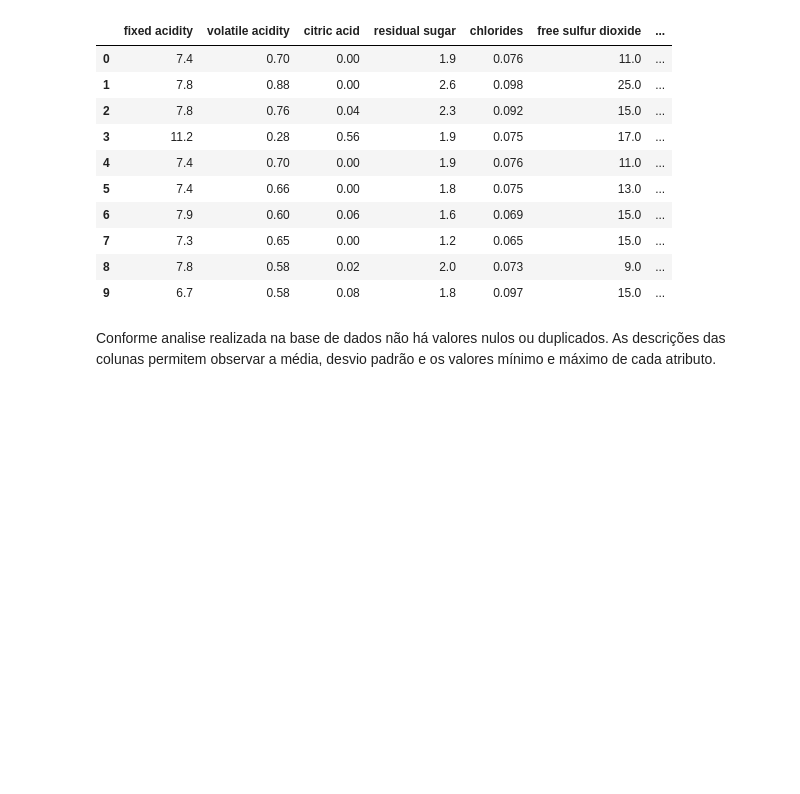
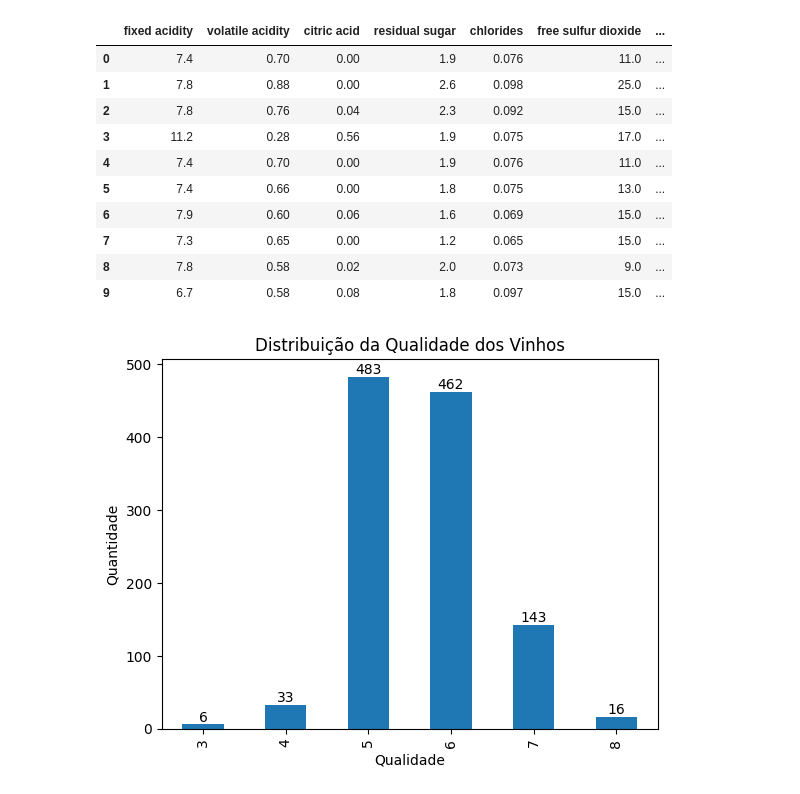
Before and after one commit to camilaalmeiida/wine-quality-classification, a Jupyter notebook: notebooks/wine_quality_analysis.ipynb, the cells around one changed output. Cells and saved outputs as stored; diff of their text form; code cells hidden in the pictures; blank space fills up the shorter version.

```diff
--- a/notebooks/wine_quality_analysis.ipynb
+++ b/notebooks/wine_quality_analysis.ipynb
@@ -155,9 +155,8 @@ df.duplicated().sum()
 np.int64(0)
 # %%
 # Variável de qualidade em classificação
-df["quality"].apply(
-    lambda x: "Ótimo" if x >= 7 else "Não Ótimo"
-)
+df["Classificacao Qualidade"] = "baixa/média qualidade"
+df.loc[df["quality"] >= 7, "Classificacao Qualidade"] = "alta qualidade"
 df.head(10)
 # %% [output]
 |  | fixed acidity | volatile acidity | citric acid | residual sugar | chlorides | free sulfur dioxide | ... |
@@ -171,5 +170,18 @@ df.head(10)
 | 7 | 7.3 | 0.65 | 0.00 | 1.2 | 0.065 | 15.0 | ... |
 | 8 | 7.8 | 0.58 | 0.02 | 2.0 | 0.073 | 9.0 | ... |
 | 9 | 6.7 | 0.58 | 0.08 | 1.8 | 0.097 | 15.0 | ... |
-# %% [markdown]
-Conforme analise realizada na base de dados não há valores nulos ou duplicados. As descrições das colunas permitem observar a média, desvio padrão e os valores mínimo e máximo de cada atributo.
+# %%
+# Analisando a quantidade de vinhos e suas respectivas notas
+contagem = df["quality"].value_counts().sort_index()
+ax = contagem.plot(kind="bar")
+plt.title("Distribuição da Qualidade dos Vinhos")
+plt.xlabel("Qualidade")
+plt.ylabel("Quantidade")
+
+# inserir rótulos de dados
+for i, v in enumerate(contagem):
+    ax.text(i, v, str(v), ha='center', va='bottom')
+
+plt.show()
+# %% [output]
+[figure, added]
```
Also changed, not shown: parts of 1 cell of this notebook.
